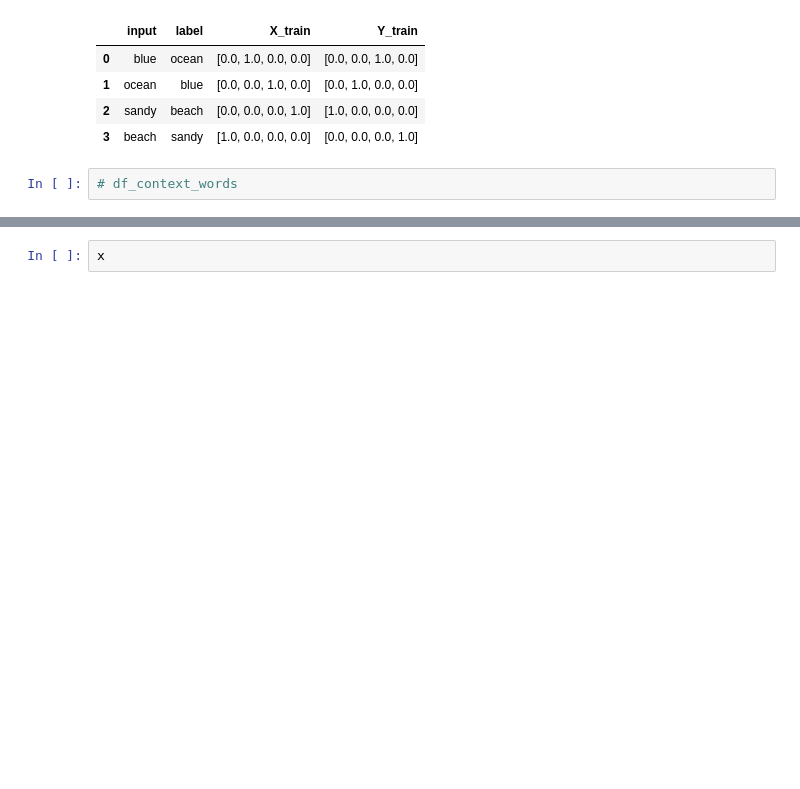
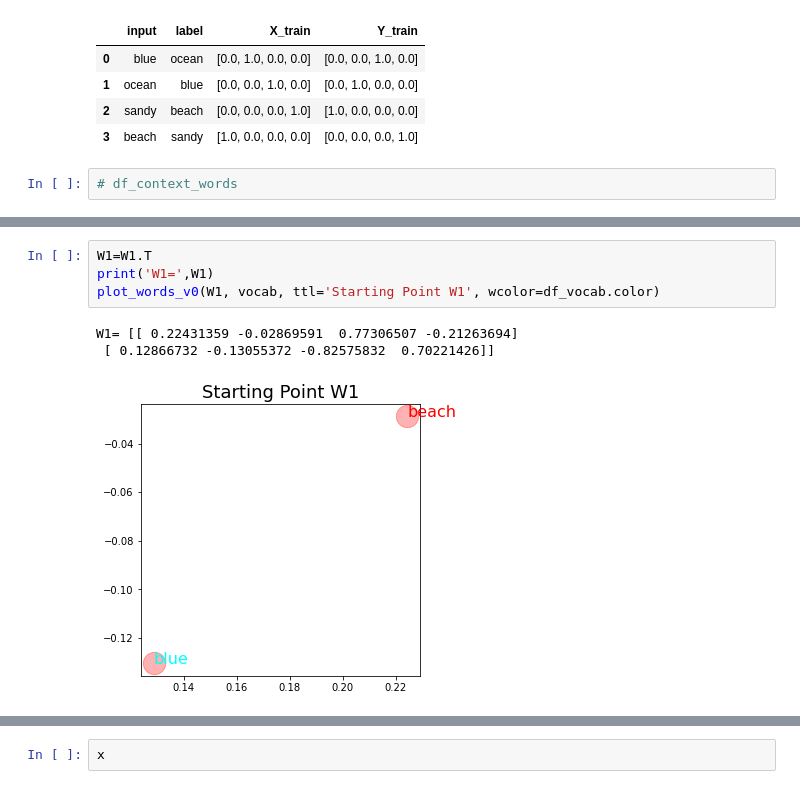
Before and after one commit to ftk1000/w2v_ftk1000, a Jupyter notebook: w2v_tf_4words.ipynb, the cells around one changed output, grey strips where cells are left out. Saved outputs shown, nothing was run; the diff lists cells and outputs as text; blank space fills up the shorter version.

```diff
--- a/w2v_tf_4words.ipynb
+++ b/w2v_tf_4words.ipynb
@@ -544,0 +526,8 @@ df
+# %%
+W1=W1.T
+print('W1=',W1)
+plot_words_v0(W1, vocab, ttl='Starting Point W1', wcolor=df_vocab.color)
+# %% [output]
+W1= [[ 0.22431359 -0.02869591  0.77306507 -0.21263694]
+ [ 0.12866732 -0.13055372 -0.82575832  0.70221426]]
+[figure, added]
```
Also changed, not shown: parts of 19 cells of this notebook.
